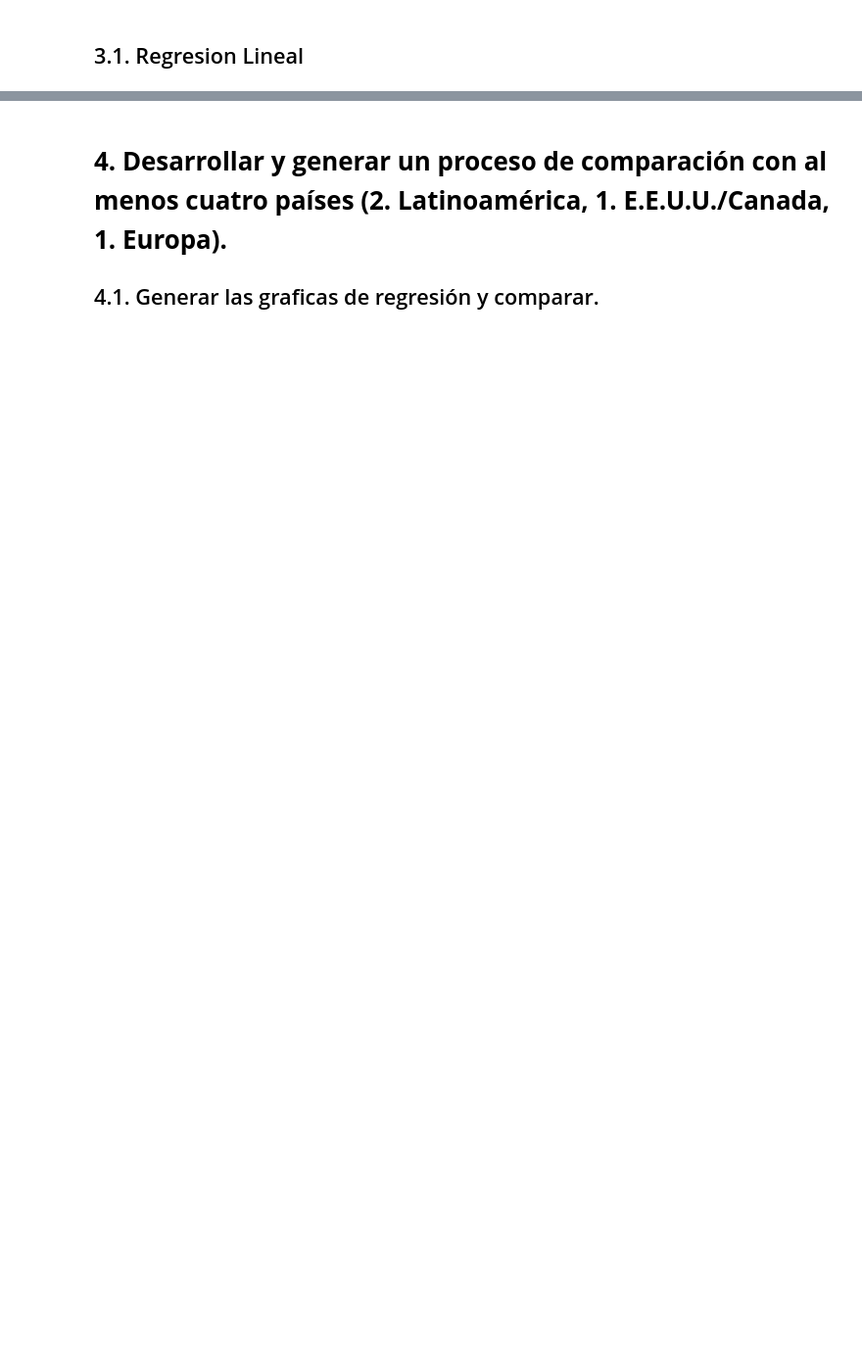
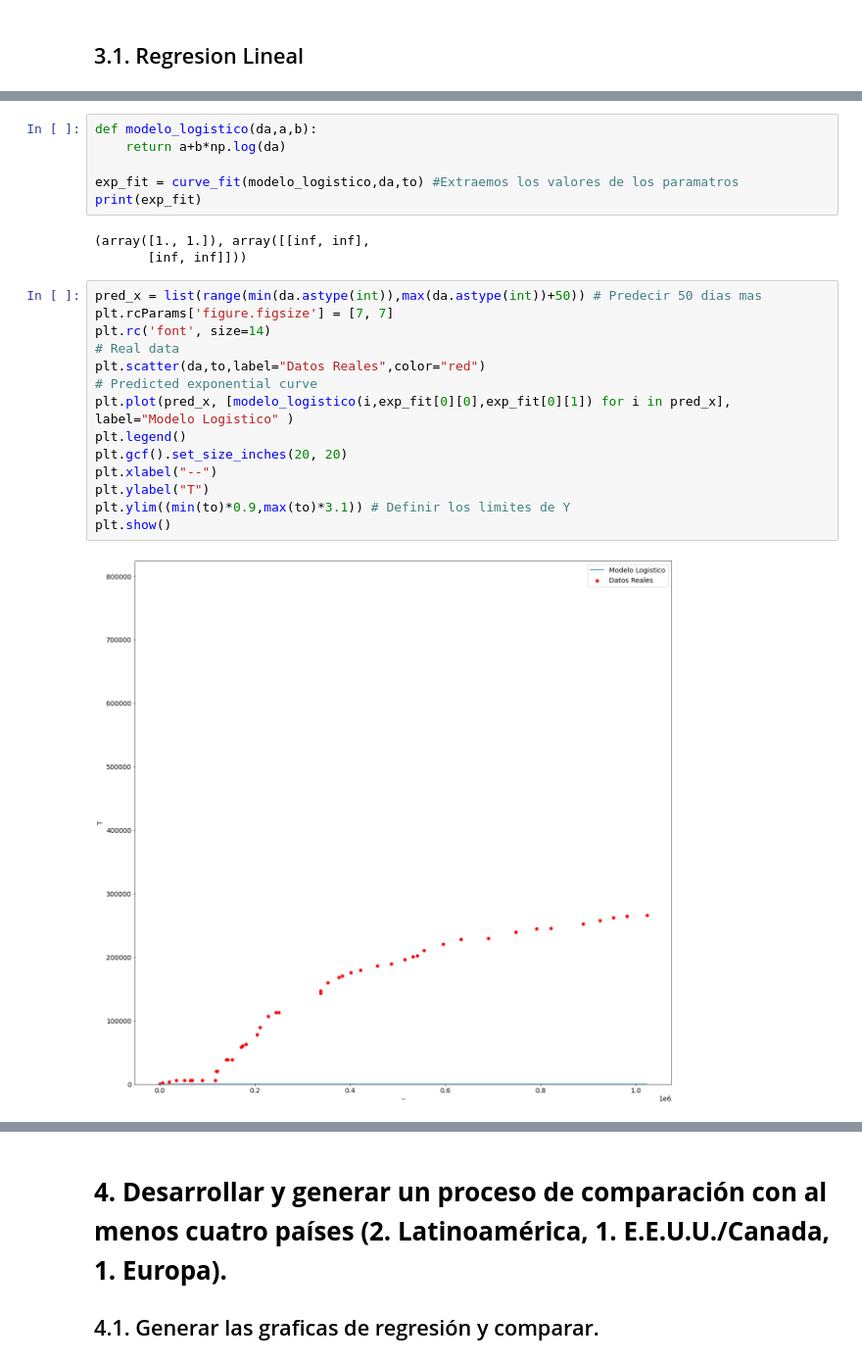
Before and after one commit to GabrielChuchuca/Prueba1InterSimulacion, a Jupyter notebook: PruebaSimulacion.ipynb, the cells around one changed output, grey strips where cells are left out. Shown at 98% size. Cells and saved outputs as stored; diff of their text form; blank space fills up the shorter version.

```diff
--- a/PruebaSimulacion.ipynb
+++ b/PruebaSimulacion.ipynb
@@ -112,0 +234,25 @@ TypeError: ignored
+# %%
+def modelo_logistico(da,a,b):
+    return a+b*np.log(da)
+
+exp_fit = curve_fit(modelo_logistico,da,to) #Extraemos los valores de los paramatros
+print(exp_fit)
+# %% [output]
+(array([1., 1.]), array([[inf, inf],
+       [inf, inf]]))
+# %%
+pred_x = list(range(min(da.astype(int)),max(da.astype(int))+50)) # Predecir 50 dias mas
+plt.rcParams['figure.figsize'] = [7, 7]
+plt.rc('font', size=14)
+# Real data
+plt.scatter(da,to,label="Datos Reales",color="red")
+# Predicted exponential curve
+plt.plot(pred_x, [modelo_logistico(i,exp_fit[0][0],exp_fit[0][1]) for i in pred_x], label="Modelo Logistico" )
+plt.legend()
+plt.gcf().set_size_inches(20, 20)
+plt.xlabel("--")
+plt.ylabel("T")
+plt.ylim((min(to)*0.9,max(to)*3.1)) # Definir los limites de Y
+plt.show()
+# %% [output]
+[figure, added]
```
Also changed, not shown: parts of 45 cells of this notebook.
